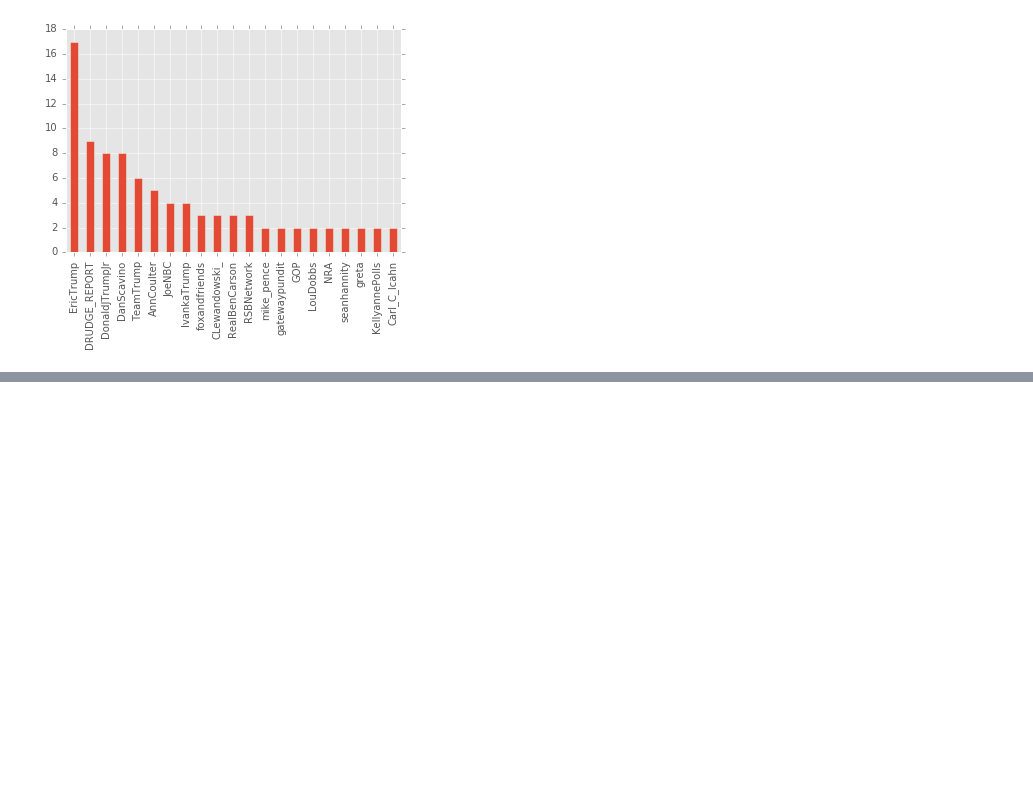
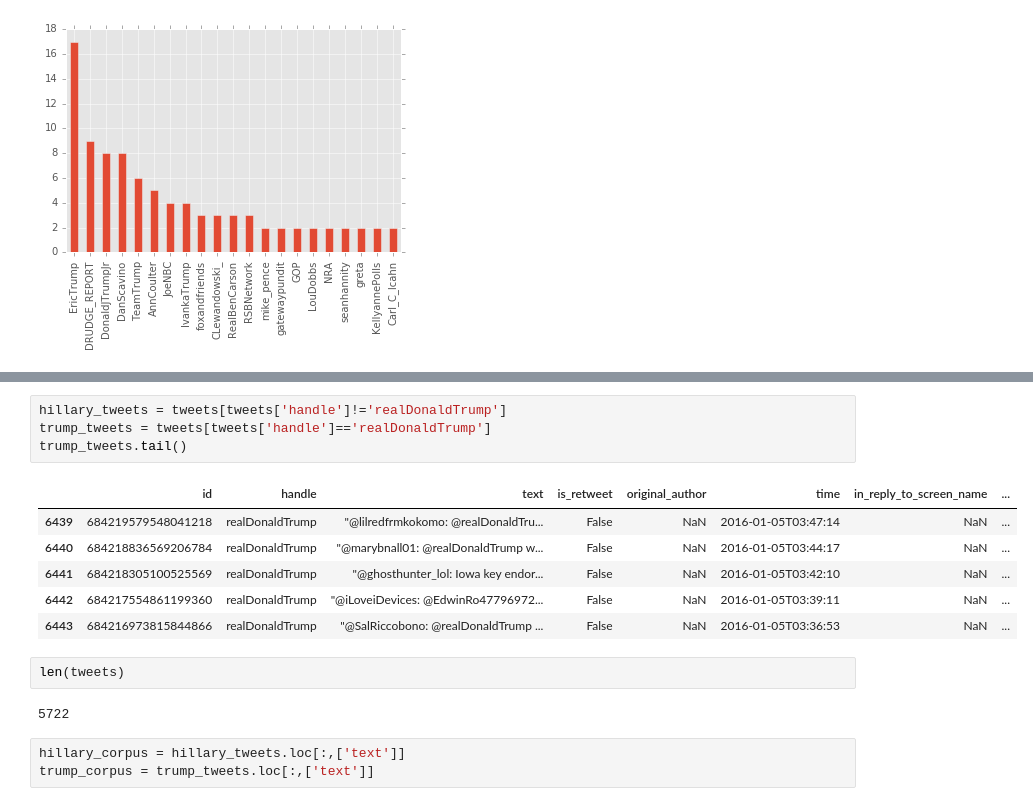
Before and after one commit to RaphaelNash/Data620_Team3, a Jupyter notebook: final_Project/Tweets-TH.ipynb, the cells around one changed output, grey strips where cells are left out. Drawn from its saved outputs; the diff is of its cells as text; blank space fills up the shorter version.

```diff
--- a/final_Project/Tweets-TH.ipynb
+++ b/final_Project/Tweets-TH.ipynb
@@ -31,0 +81,18 @@ trump_oa = trump.groupby('original_author').original_author.filter(lambda x: len
+# %%
+hillary_tweets = tweets[tweets['handle']!='realDonaldTrump']
+trump_tweets = tweets[tweets['handle']=='realDonaldTrump']
+trump_tweets.tail()
+# %% [output]
+|  | id | handle | text | is_retweet | original_author | time | in_reply_to_screen_name | ... |
+| 6439 | 684219579548041218 | realDonaldTrump | "@lilredfrmkokomo: @realDonaldTru... | False | NaN | 2016-01-05T03:47:14 | NaN | ... |
+| 6440 | 684218836569206784 | realDonaldTrump | "@marybnall01: @realDonaldTrump w... | False | NaN | 2016-01-05T03:44:17 | NaN | ... |
+| 6441 | 684218305100525569 | realDonaldTrump | "@ghosthunter_lol: Iowa key endor... | False | NaN | 2016-01-05T03:42:10 | NaN | ... |
+| 6442 | 684217554861199360 | realDonaldTrump | "@iLoveiDevices: @EdwinRo47796972... | False | NaN | 2016-01-05T03:39:11 | NaN | ... |
+| 6443 | 684216973815844866 | realDonaldTrump | "@SalRiccobono: @realDonaldTrump ... | False | NaN | 2016-01-05T03:36:53 | NaN | ... |
+# %%
+len(tweets)
+# %% [output]
+5722
+# %%
+hillary_corpus = hillary_tweets.loc[:,['text']]
+trump_corpus = trump_tweets.loc[:,['text']]
```
Also changed, not shown: parts of 11 cells of this notebook.
